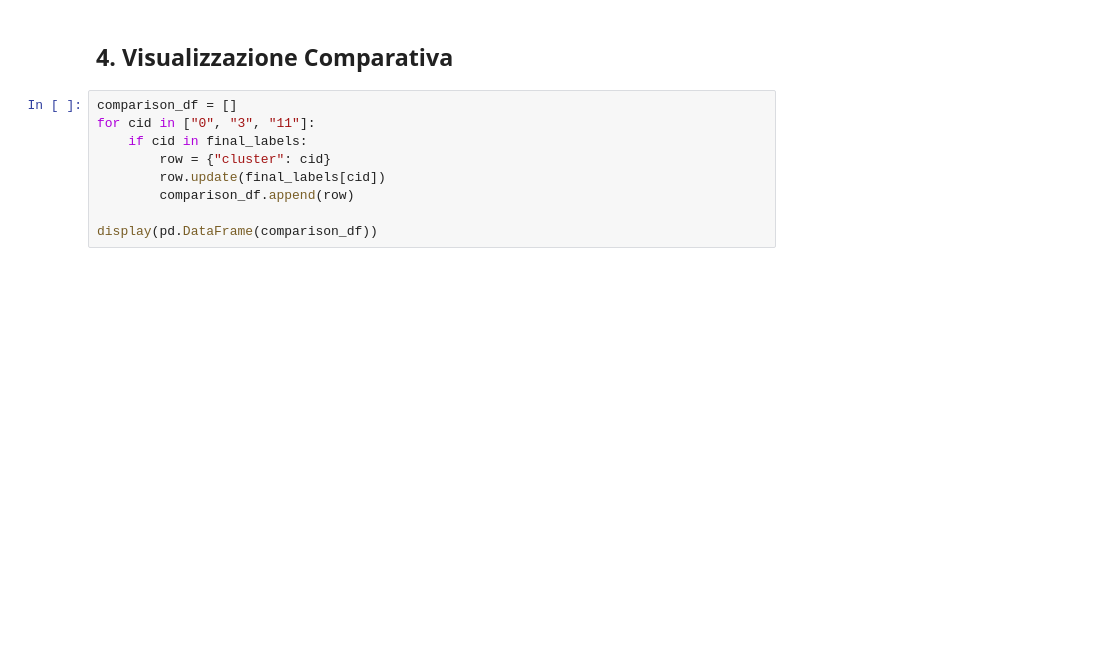
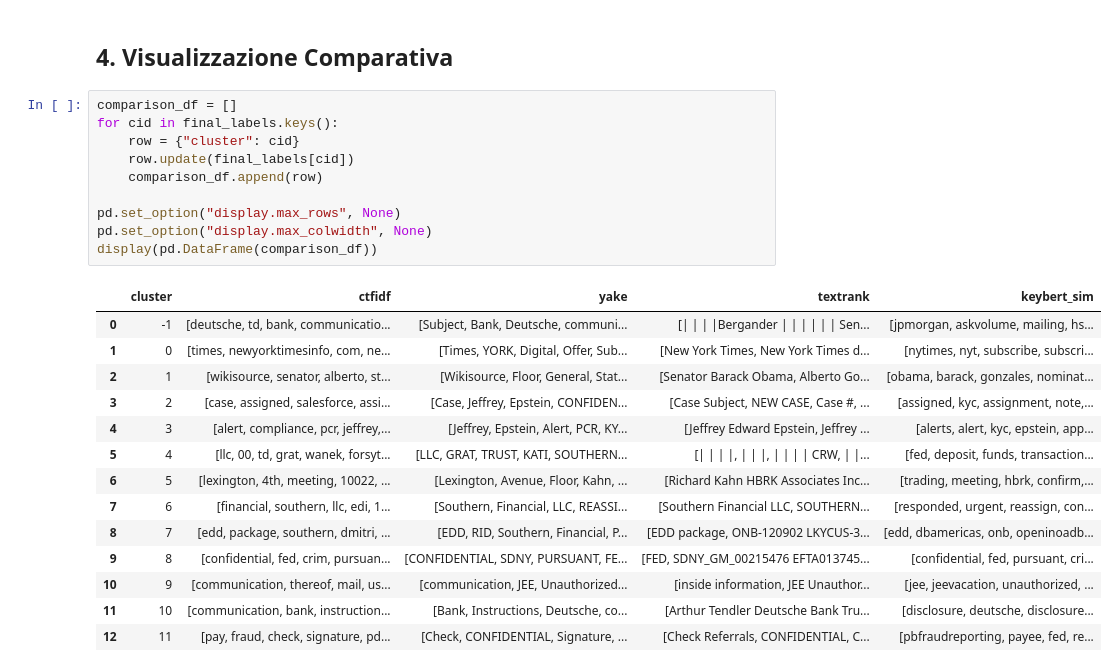
Before and after one commit to jose-sgariglia/pizza-cluster, a Jupyter notebook: src/notebooks/cluster_labeling_experiment.ipynb, the cells around one changed output. Cells and saved outputs as stored; diff of their text form; blank space fills up the shorter version.

```diff
--- a/src/notebooks/cluster_labeling_experiment.ipynb
+++ b/src/notebooks/cluster_labeling_experiment.ipynb
@@ -83,10 +123,26 @@ print(f"Metadata aggiornati in {output_path}")
 ## 4. Visualizzazione Comparativa
 # %%
 comparison_df = []
-for cid in ["0", "3", "11"]:
-    if cid in final_labels:
-        row = {"cluster": cid}
-        row.update(final_labels[cid])
-        comparison_df.append(row)
+for cid in final_labels.keys():
+    row = {"cluster": cid}
+    row.update(final_labels[cid])
+    comparison_df.append(row)
 
+pd.set_option("display.max_rows", None)
+pd.set_option("display.max_colwidth", None)
 display(pd.DataFrame(comparison_df))
+# %% [output]
+|  | cluster | ctfidf | yake | textrank | keybert_sim |
+| 0 | -1 | [deutsche, td, bank, communicatio... | [Subject, Bank, Deutsche, communi... | [| | | |Bergander | | | | | | Sen... | [jpmorgan, askvolume, mailing, hs... |
+| 1 | 0 | [times, newyorktimesinfo, com, ne... | [Times, YORK, Digital, Offer, Sub... | [New York Times, New York Times d... | [nytimes, nyt, subscribe, subscri... |
+| 2 | 1 | [wikisource, senator, alberto, st... | [Wikisource, Floor, General, Stat... | [Senator Barack Obama, Alberto Go... | [obama, barack, gonzales, nominat... |
+| 3 | 2 | [case, assigned, salesforce, assi... | [Case, Jeffrey, Epstein, CONFIDEN... | [Case Subject, NEW CASE, Case #, ... | [assigned, kyc, assignment, note,... |
+| 4 | 3 | [alert, compliance, pcr, jeffrey,... | [Jeffrey, Epstein, Alert, PCR, KY... | [Jeffrey Edward Epstein, Jeffrey ... | [alerts, alert, kyc, epstein, app... |
+| 5 | 4 | [llc, 00, td, grat, wanek, forsyt... | [LLC, GRAT, TRUST, KATI, SOUTHERN... | [| | | |, | | |, | | | | CRW, | |... | [fed, deposit, funds, transaction... |
+| 6 | 5 | [lexington, 4th, meeting, 10022, ... | [Lexington, Avenue, Floor, Kahn, ... | [Richard Kahn HBRK Associates Inc... | [trading, meeting, hbrk, confirm,... |
+| 7 | 6 | [financial, southern, llc, edi, 1... | [Southern, Financial, LLC, REASSI... | [Southern Financial LLC, SOUTHERN... | [responded, urgent, reassign, con... |
+| 8 | 7 | [edd, package, southern, dmitri, ... | [EDD, RID, Southern, Financial, P... | [EDD package, ONB-120902 LKYCUS-3... | [edd, dbamericas, onb, openinoadb... |
+| 9 | 8 | [confidential, fed, crim, pursuan... | [CONFIDENTIAL, SDNY, PURSUANT, FE... | [FED, SDNY_GM_00215476 EFTA013745... | [confidential, fed, pursuant, cri... |
+| 10 | 9 | [communication, thereof, mail, us... | [communication, JEE, Unauthorized... | [inside information, JEE Unauthor... | [jee, jeevacation, unauthorized, ... |
+| 11 | 10 | [communication, bank, instruction... | [Bank, Instructions, Deutsche, co... | [Arthur Tendler Deutsche Bank Tru... | [disclosure, deutsche, disclosure... |
+| 12 | 11 | [pay, fraud, check, signature, pd... | [Check, CONFIDENTIAL, Signature, ... | [Check Referrals, CONFIDENTIAL, C... | [pbfraudreporting, payee, fed, re... |
```
Also changed, not shown: parts of 4 cells of this notebook.
